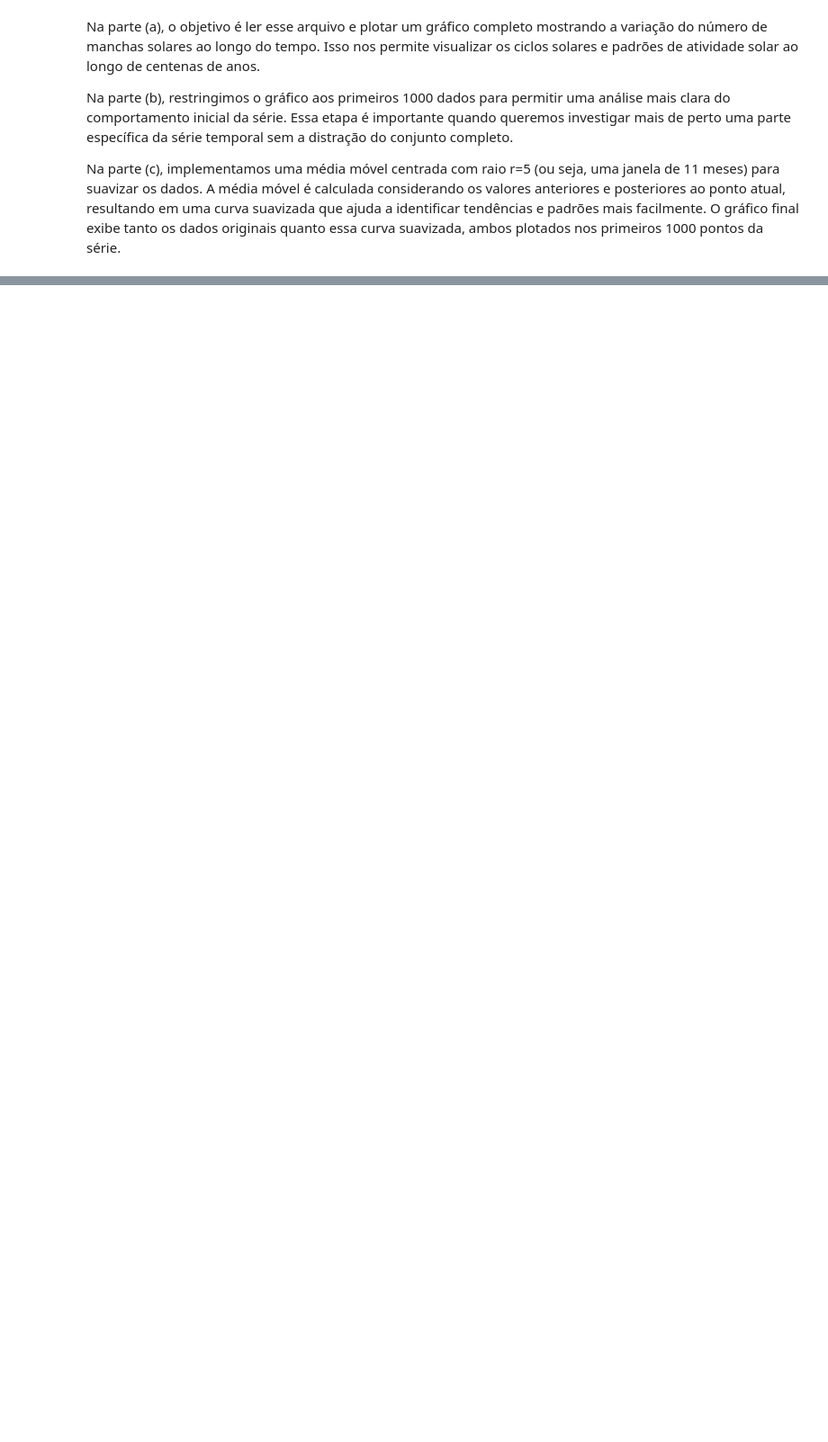
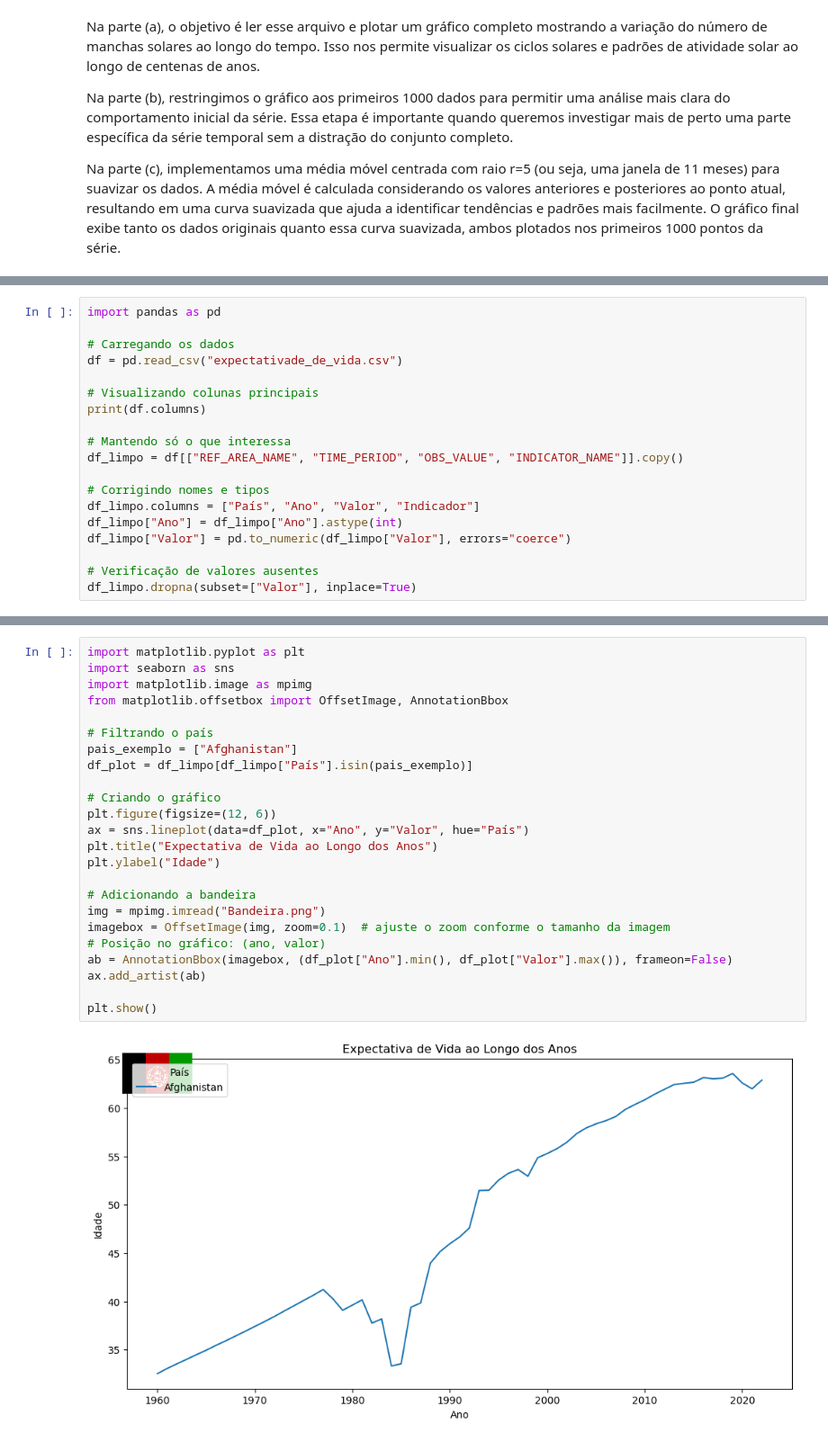
Before and after one commit to Gsimarelli/AV3, a Jupyter notebook: av3.ipynb, the cells around one changed output, grey strips where cells are left out. Shown at 90% size. Saved outputs shown, nothing was run; the diff lists cells and outputs as text; blank space fills up the shorter version.

```diff
--- a/av3.ipynb
+++ b/av3.ipynb
@@ -126,0 +133,19 @@ Na parte (c), implementamos uma média móvel centrada com raio r=5 (ou seja, um
+# %%
+import pandas as pd
+
+# Carregando os dados
+df = pd.read_csv("expectativade_de_vida.csv")
+
+# Visualizando colunas principais
+print(df.columns)
+
+# Mantendo só o que interessa
+df_limpo = df[["REF_AREA_NAME", "TIME_PERIOD", "OBS_VALUE", "INDICATOR_NAME"]].copy()
+
+# Corrigindo nomes e tipos
+df_limpo.columns = ["País", "Ano", "Valor", "Indicador"]
+df_limpo["Ano"] = df_limpo["Ano"].astype(int)
+df_limpo["Valor"] = pd.to_numeric(df_limpo["Valor"], errors="coerce")
+
+# Verificação de valores ausentes
+df_limpo.dropna(subset=["Valor"], inplace=True)
@@ -126,0 +168,26 @@ Na parte (c), implementamos uma média móvel centrada com raio r=5 (ou seja, um
+# %%
+import matplotlib.pyplot as plt
+import seaborn as sns
+import matplotlib.image as mpimg
+from matplotlib.offsetbox import OffsetImage, AnnotationBbox
+
+# Filtrando o país
+pais_exemplo = ["Afghanistan"]
+df_plot = df_limpo[df_limpo["País"].isin(pais_exemplo)]
+
+# Criando o gráfico
+plt.figure(figsize=(12, 6))
+ax = sns.lineplot(data=df_plot, x="Ano", y="Valor", hue="País")
+plt.title("Expectativa de Vida ao Longo dos Anos")
+plt.ylabel("Idade")
+
+# Adicionando a bandeira
+img = mpimg.imread("Bandeira.png")
+imagebox = OffsetImage(img, zoom=0.1)  # ajuste o zoom conforme o tamanho da imagem
+# Posição no gráfico: (ano, valor)
+ab = AnnotationBbox(imagebox, (df_plot["Ano"].min(), df_plot["Valor"].max()), frameon=False)
+ax.add_artist(ab)
+
+plt.show()
+# %% [output]
+[figure, added]
```
Also changed, not shown: parts of 9 cells of this notebook, 2 other files.
